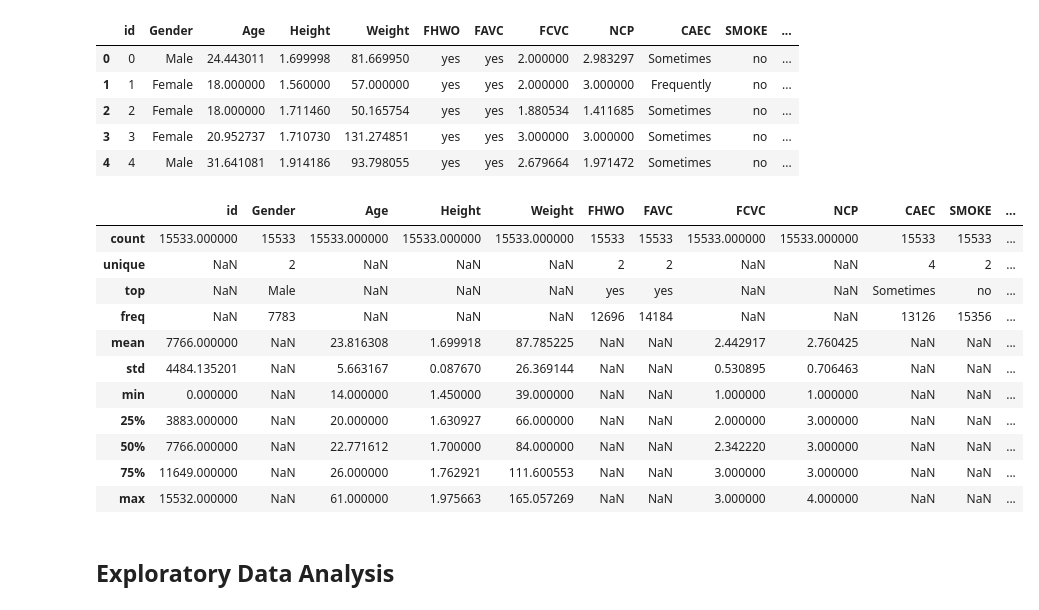
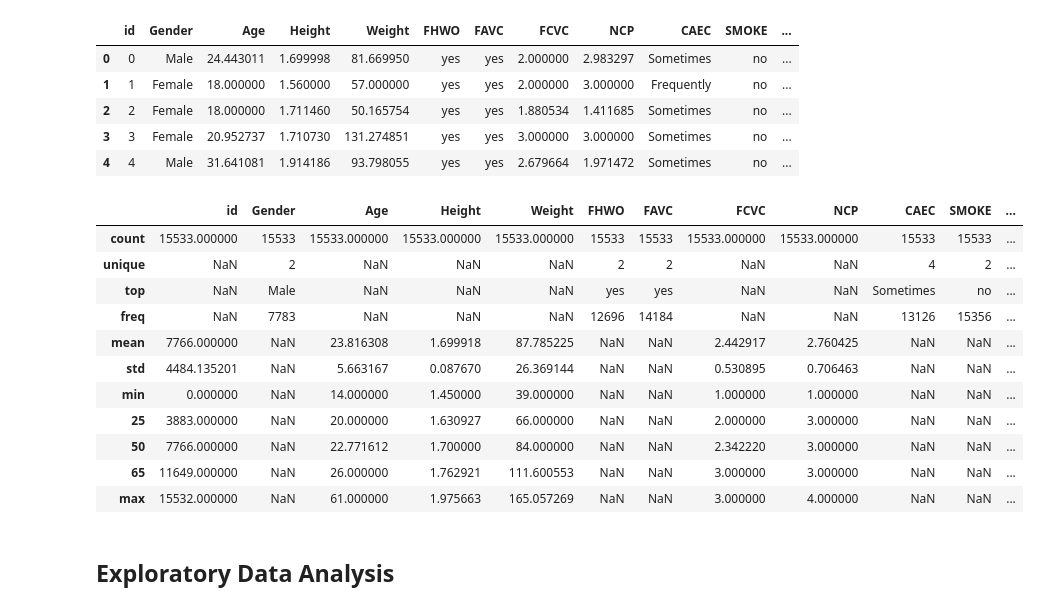
Before and after one commit to SHREYA-1103/Obesity-risk-analysis, a Jupyter notebook: ml_model_analysis.ipynb, the cells around one changed output. Drawn from its saved outputs; the diff is of its cells as text; code cells hidden in the pictures.

Commit message:
Completed the Preprocessing section and started the dataset section

```diff
--- a/ml_model_analysis.ipynb
+++ b/ml_model_analysis.ipynb
@@ -122,13 +122,16 @@ def conclude_plot(suptitle: str = None, constrained=False):
     plt.show()
 
 
-def conclude_csv(ds: pd.DataFrame, name=None):
+def conclude_csv(ds: pd.DataFrame, name=None, index=False, transpose=False):
     if name is None:
         if isinstance(ds, pd.Series):
             name = ds.name
         else:
             raise NameError()
-    ds.to_csv(f'report/tables/data_{name}.csv', index=False)
+    ds = ds.copy()
+    if transpose: ds = ds.transpose()
+    ds = ds.round(2)
+    ds.to_csv(f'report/tables/data_{name}.csv', index=index)
 
 
 chime.info()
@@ -430,21 +435,26 @@ display(ds_source.head(5))
 # %%
 # Display statistical data analysis for both numerical and categorical columns
 
 ds_describe = ds_source.describe(include='all')
-conclude_csv(ds_describe, "dataset_describe")
+ds_describe.index = ['count', 'unique', 'top', 'freq', 'mean', 'std', 'min', '25', '50', '75', 'max']
+conclude_csv(ds_describe
+             .map(lambda y: np.round(y, 2) if isinstance(y, float) else y)
+             .map(lambda y: (y[:5]+'.') if isinstance(y, str) else y)
+             .rename(columns={'WeightCategory': 'Targets'})
+             .fillna("_"), "dataset_describe", index=True, transpose=True)
 display(ds_describe)
 # %% [output]
 |  | id | Gender | Age | Height | Weight | FHWO | FAVC | FCVC | NCP | CAEC | SMOKE | ... |
 | count | 15533.000000 | 15533 | 15533.000000 | 15533.000000 | 15533.000000 | 15533 | 15533 | 15533.000000 | 15533.000000 | 15533 | 15533 | ... |
 | unique | NaN | 2 | NaN | NaN | NaN | 2 | 2 | NaN | NaN | 4 | 2 | ... |
 | top | NaN | Male | NaN | NaN | NaN | yes | yes | NaN | NaN | Sometimes | no | ... |
 | freq | NaN | 7783 | NaN | NaN | NaN | 12696 | 14184 | NaN | NaN | 13126 | 15356 | ... |
 | mean | 7766.000000 | NaN | 23.816308 | 1.699918 | 87.785225 | NaN | NaN | 2.442917 | 2.760425 | NaN | NaN | ... |
 | std | 4484.135201 | NaN | 5.663167 | 0.087670 | 26.369144 | NaN | NaN | 0.530895 | 0.706463 | NaN | NaN | ... |
 | min | 0.000000 | NaN | 14.000000 | 1.450000 | 39.000000 | NaN | NaN | 1.000000 | 1.000000 | NaN | NaN | ... |
-| 25% | 3883.000000 | NaN | 20.000000 | 1.630927 | 66.000000 | NaN | NaN | 2.000000 | 3.000000 | NaN | NaN | ... |
-| 50% | 7766.000000 | NaN | 22.771612 | 1.700000 | 84.000000 | NaN | NaN | 2.342220 | 3.000000 | NaN | NaN | ... |
-| 75% | 11649.000000 | NaN | 26.000000 | 1.762921 | 111.600553 | NaN | NaN | 3.000000 | 3.000000 | NaN | NaN | ... |
+| 25 | 3883.000000 | NaN | 20.000000 | 1.630927 | 66.000000 | NaN | NaN | 2.000000 | 3.000000 | NaN | NaN | ... |
+| 50 | 7766.000000 | NaN | 22.771612 | 1.700000 | 84.000000 | NaN | NaN | 2.342220 | 3.000000 | NaN | NaN | ... |
+| 65 | 11649.000000 | NaN | 26.000000 | 1.762921 | 111.600553 | NaN | NaN | 3.000000 | 3.000000 | NaN | NaN | ... |
 | max | 15532.000000 | NaN | 61.000000 | 1.975663 | 165.057269 | NaN | NaN | 3.000000 | 4.000000 | NaN | NaN | ... |
 # %%
 # Separate out the various categories of features
```
Also changed, not shown: parts of 4 cells of this notebook, 9 other files.
